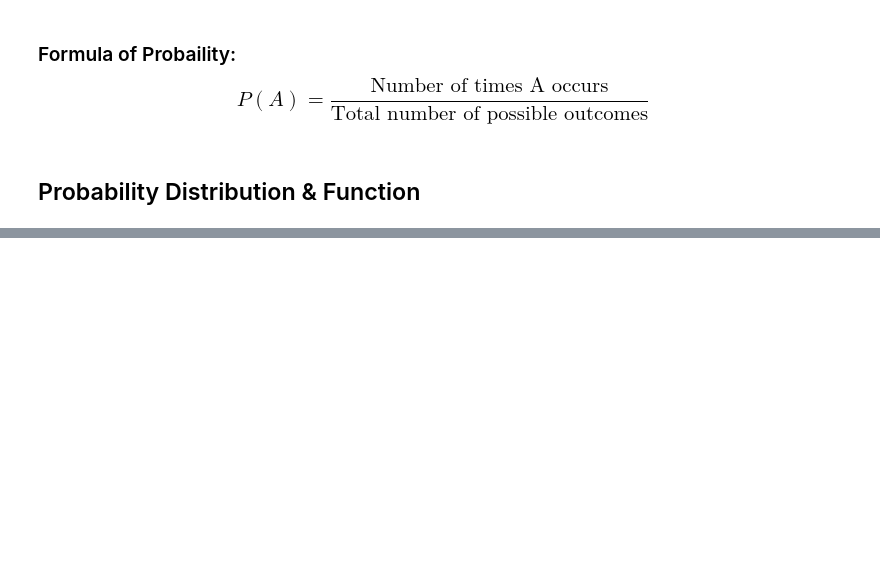
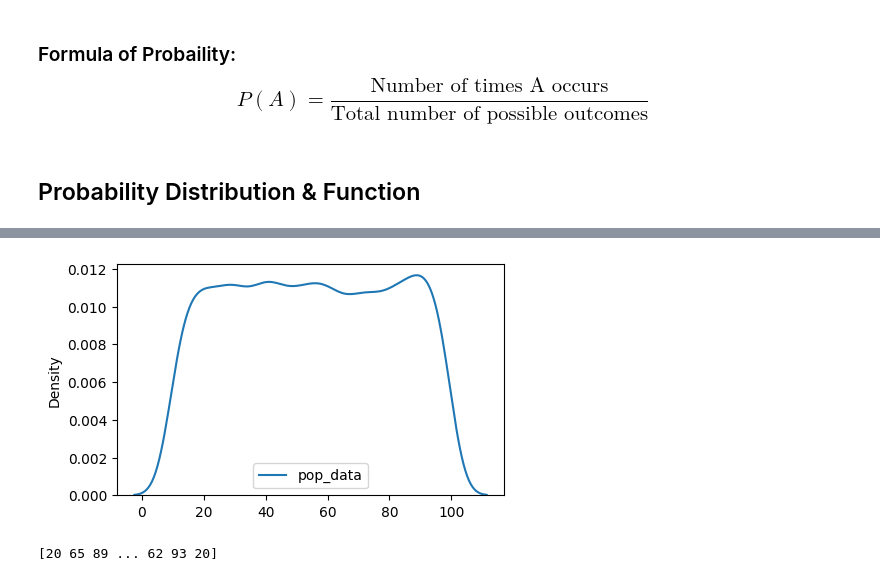
Before and after one commit to lukhi-laksh/Machine-Learning, a Jupyter notebook: Data Science Maths/Basic.ipynb, the cells around one changed output, grey strips where cells are left out. Drawn from its saved outputs; the diff is of its cells as text; code cells hidden in the pictures; blank space fills up the shorter version.

```diff
--- a/Data Science Maths/Basic.ipynb
+++ b/Data Science Maths/Basic.ipynb
@@ -276,0 +377,15 @@ plt.show() # Here we can show mean = median = mode this is normal skewed
+# %%
+# Let's create Synthetic Data
+pop_data = np.random.randint(10, 100, size=10000)
+
+pop_table = pd.DataFrame({'pop_data':pop_data})
+
+plt.figure(figsize=(5, 3))
+sns.kdeplot(pop_table)
+plt.show()
+# %% [output]
+[figure, added]
+# %%
+print(pop_data)
+# %% [output]
+[20 65 89 ... 62 93 20]
```
Also changed, not shown: parts of 28 cells of this notebook, 1 other file.
